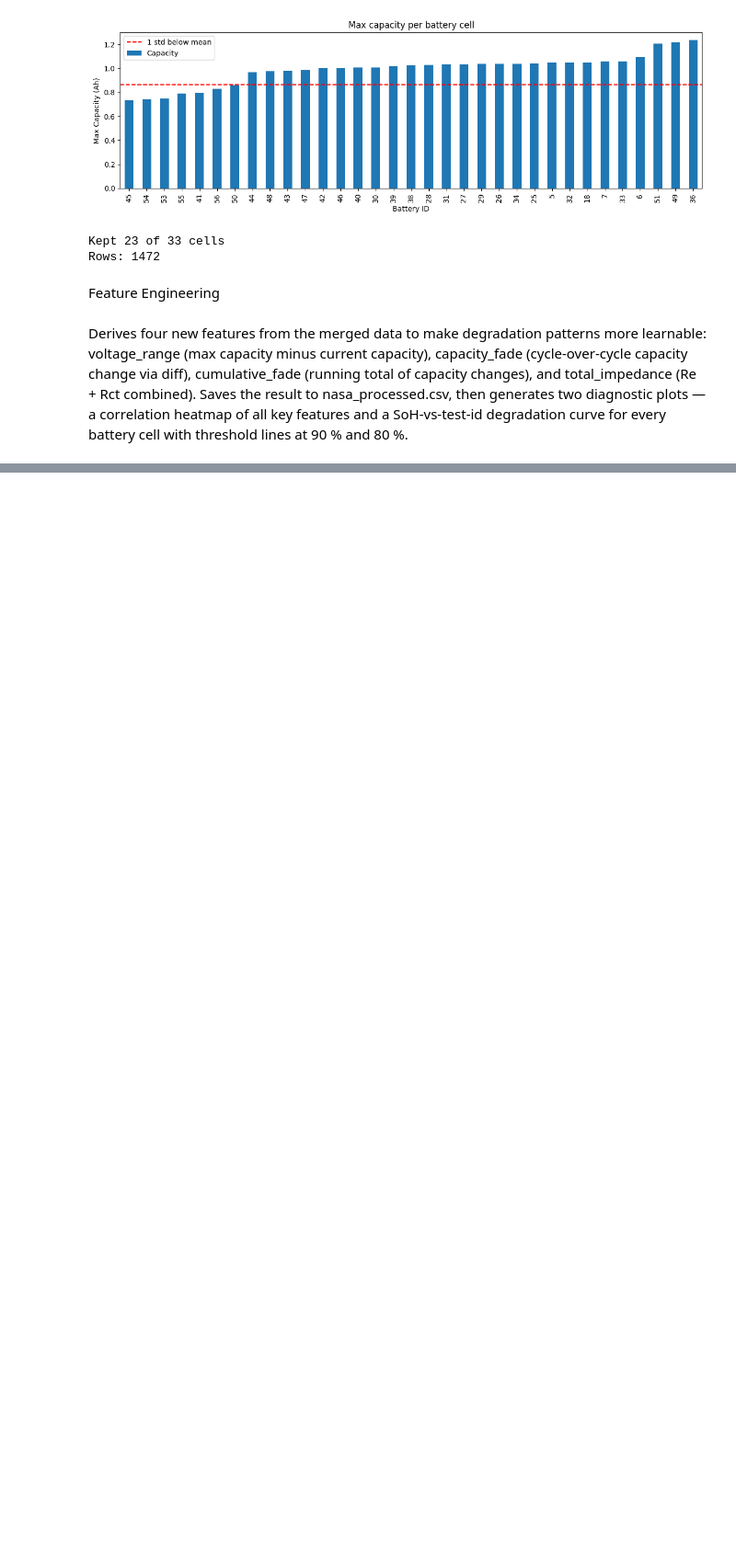
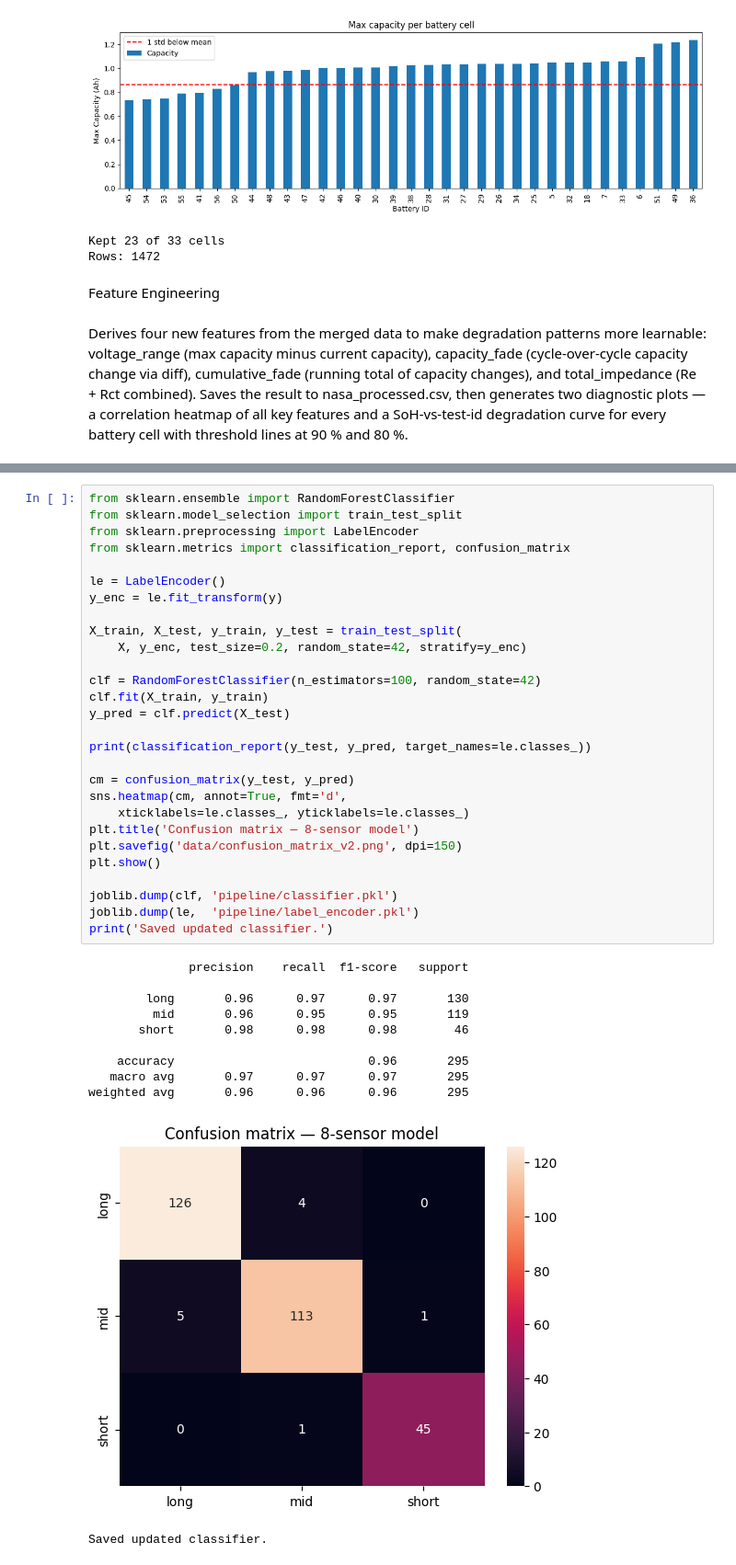
Before and after one commit to harshithamlvrs/ROEU_Project_ML, a Jupyter notebook: Day1.ipynb, the cells around one changed output, grey strips where cells are left out. Shown at 92% size. Drawn from its saved outputs; the diff is of its cells as text; blank space fills up the shorter version.

```diff
--- a/Day1.ipynb
+++ b/Day1.ipynb
@@ -402,0 +549,40 @@ plt.show()
+# %%
+from sklearn.ensemble import RandomForestClassifier
+from sklearn.model_selection import train_test_split
+from sklearn.preprocessing import LabelEncoder
+from sklearn.metrics import classification_report, confusion_matrix
+
+le = LabelEncoder()
+y_enc = le.fit_transform(y)
+
+X_train, X_test, y_train, y_test = train_test_split(
+    X, y_enc, test_size=0.2, random_state=42, stratify=y_enc)
+
+clf = RandomForestClassifier(n_estimators=100, random_state=42)
+clf.fit(X_train, y_train)
+y_pred = clf.predict(X_test)
+
+print(classification_report(y_test, y_pred, target_names=le.classes_))
+
+cm = confusion_matrix(y_test, y_pred)
+sns.heatmap(cm, annot=True, fmt='d',
+    xticklabels=le.classes_, yticklabels=le.classes_)
+plt.title('Confusion matrix — 8-sensor model')
+plt.savefig('data/confusion_matrix_v2.png', dpi=150)
+plt.show()
+
+joblib.dump(clf, 'pipeline/classifier.pkl')
+joblib.dump(le,  'pipeline/label_encoder.pkl')
+print('Saved updated classifier.')
+# %% [output]
+              precision    recall  f1-score   support
+
+        long       0.96      0.97      0.97       130
+         mid       0.96      0.95      0.95       119
+       short       0.98      0.98      0.98        46
+
+    accuracy                           0.96       295
+   macro avg       0.97      0.97      0.97       295
+weighted avg       0.96      0.96      0.96       295
+[figure, added]
+Saved updated classifier.
```
Also changed, not shown: parts of 12 cells of this notebook, 12 other files.
